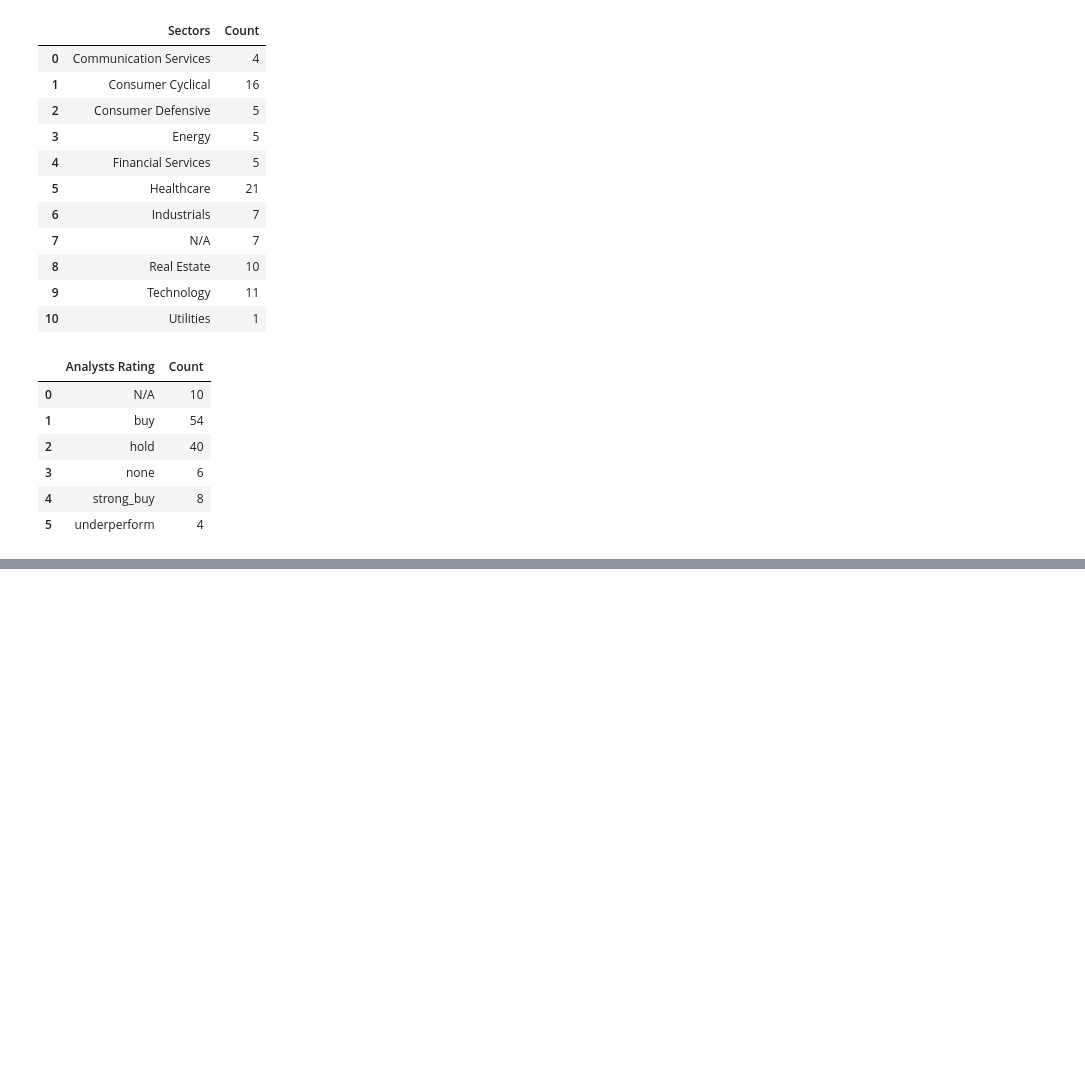
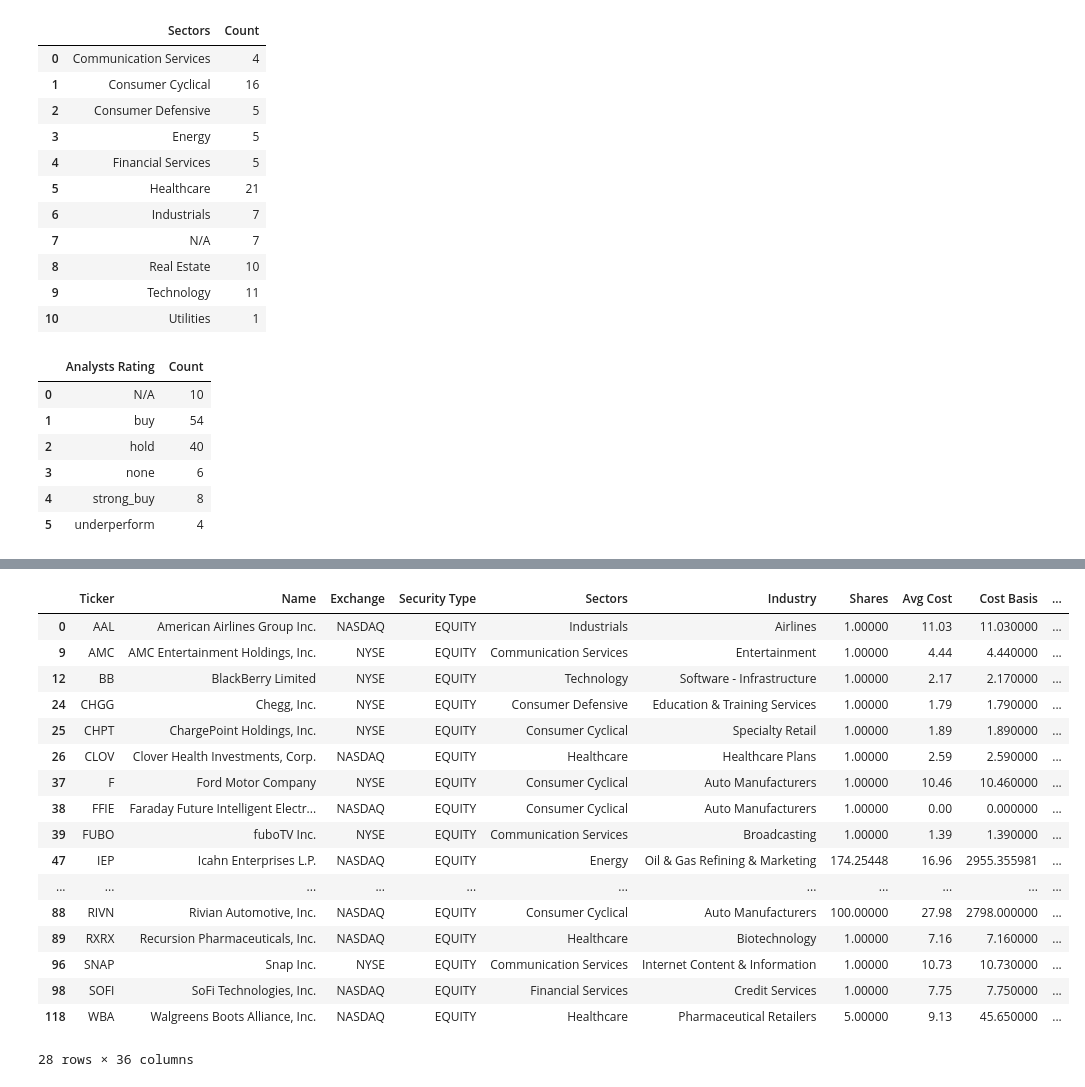
Before and after one commit to ademolaio/portfolio-tracker, a Jupyter notebook: portfolio-tracker.ipynb, the cells around one changed output, grey strips where cells are left out. Drawn from its saved outputs; the diff is of its cells as text; code cells hidden in the pictures; blank space fills up the shorter version.

```diff
--- a/portfolio-tracker.ipynb
+++ b/portfolio-tracker.ipynb
@@ -83,0 +72,11 @@ grouped
+# %%
+import pandas as pd
+
+# With Options Chain
+bins = [0, 5, 10, 15, 20, 25, 30]
+labels = ['4.99 and less', '5.00-9.99', '10.00-14.99', '15.00-19.99', '20.00-24.99', '25.00-29.99']
+df['Price Value Group'] = pd.cut(df['Close Price'], bins=bins, labels=labels, right=False)
+df_options = df[df['Options Available'] == 'Yes']
+grouped = df_options.groupby('Price Value Group', observed=True).size().reset_index(name='Count')
+
+grouped
@@ -83,0 +128,25 @@ grouped
+# %%
+df['Options Volume'] = pd.to_numeric(df['Options Volume'], errors='coerce')
+
+
+df_strategy_1 = df[~df['Industry'].str.contains('REIT', case=False, na=False) & (df['Close Price'] <= 14.9900) & (df['Options Available'] == 'Yes') & (df['Options Volume'] >= 1000.00)]
+df_strategy_1
+# %% [output]
+|  | Ticker | Name | Exchange | Security Type | Sectors | Industry | Shares | Avg Cost | Cost Basis | ... |
+| 0 | AAL | American Airlines Group Inc. | NASDAQ | EQUITY | Industrials | Airlines | 1.00000 | 11.03 | 11.030000 | ... |
+| 9 | AMC | AMC Entertainment Holdings, Inc. | NYSE | EQUITY | Communication Services | Entertainment | 1.00000 | 4.44 | 4.440000 | ... |
+| 12 | BB | BlackBerry Limited | NYSE | EQUITY | Technology | Software - Infrastructure | 1.00000 | 2.17 | 2.170000 | ... |
+| 24 | CHGG | Chegg, Inc. | NYSE | EQUITY | Consumer Defensive | Education & Training Services | 1.00000 | 1.79 | 1.790000 | ... |
+| 25 | CHPT | ChargePoint Holdings, Inc. | NYSE | EQUITY | Consumer Cyclical | Specialty Retail | 1.00000 | 1.89 | 1.890000 | ... |
+| 26 | CLOV | Clover Health Investments, Corp. | NASDAQ | EQUITY | Healthcare | Healthcare Plans | 1.00000 | 2.59 | 2.590000 | ... |
+| 37 | F | Ford Motor Company | NYSE | EQUITY | Consumer Cyclical | Auto Manufacturers | 1.00000 | 10.46 | 10.460000 | ... |
+| 38 | FFIE | Faraday Future Intelligent Electr... | NASDAQ | EQUITY | Consumer Cyclical | Auto Manufacturers | 1.00000 | 0.00 | 0.000000 | ... |
+| 39 | FUBO | fuboTV Inc. | NYSE | EQUITY | Communication Services | Broadcasting | 1.00000 | 1.39 | 1.390000 | ... |
+| 47 | IEP | Icahn Enterprises L.P. | NASDAQ | EQUITY | Energy | Oil & Gas Refining & Marketing | 174.25448 | 16.96 | 2955.355981 | ... |
+| ... | ... | ... | ... | ... | ... | ... | ... | ... | ... | ... |
+| 88 | RIVN | Rivian Automotive, Inc. | NASDAQ | EQUITY | Consumer Cyclical | Auto Manufacturers | 100.00000 | 27.98 | 2798.000000 | ... |
+| 89 | RXRX | Recursion Pharmaceuticals, Inc. | NASDAQ | EQUITY | Healthcare | Biotechnology | 1.00000 | 7.16 | 7.160000 | ... |
+| 96 | SNAP | Snap Inc. | NYSE | EQUITY | Communication Services | Internet Content & Information | 1.00000 | 10.73 | 10.730000 | ... |
+| 98 | SOFI | SoFi Technologies, Inc. | NASDAQ | EQUITY | Financial Services | Credit Services | 1.00000 | 7.75 | 7.750000 | ... |
+| 118 | WBA | Walgreens Boots Alliance, Inc. | NASDAQ | EQUITY | Healthcare | Pharmaceutical Retailers | 5.00000 | 9.13 | 45.650000 | ... |
+28 rows × 36 columns
```
Also changed, not shown: parts of 7 cells of this notebook, 5 other files.
